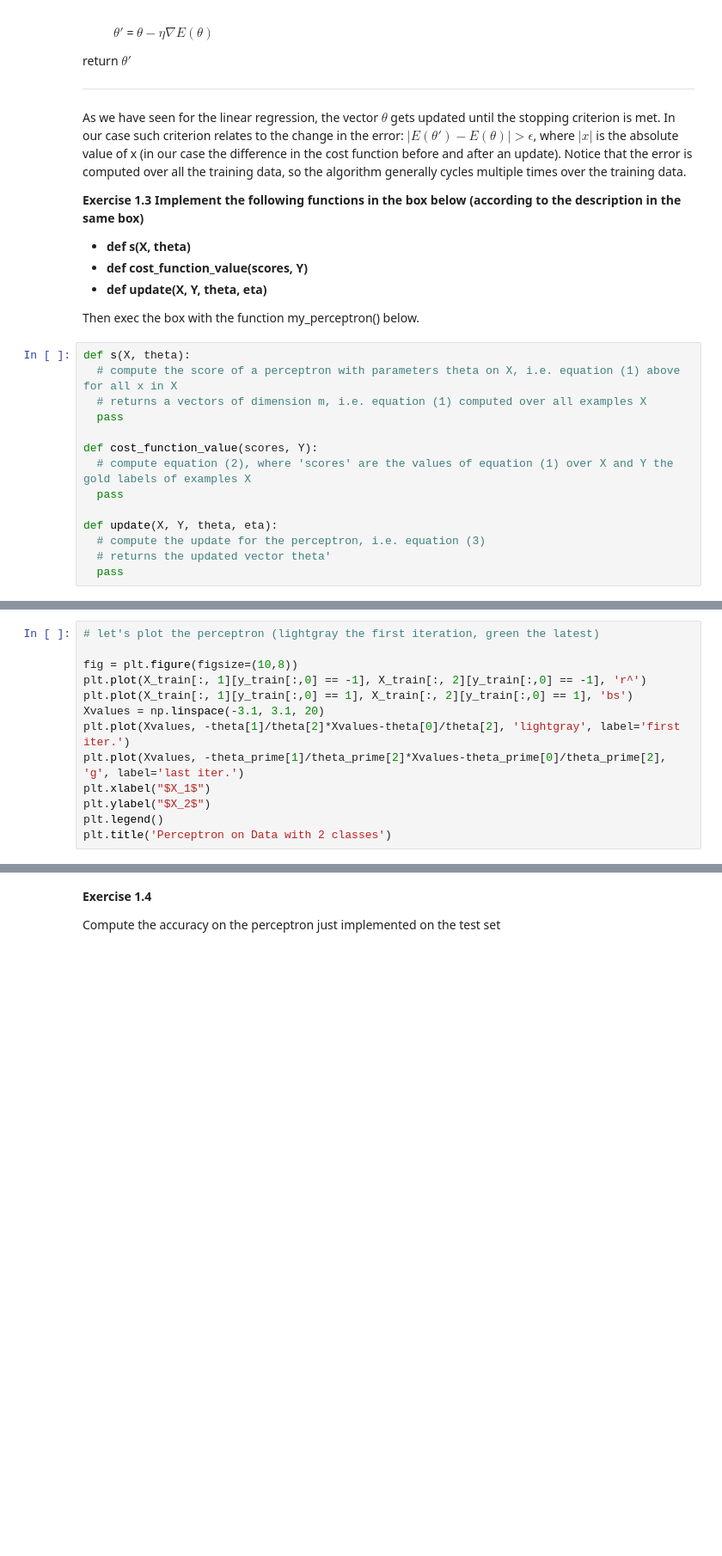
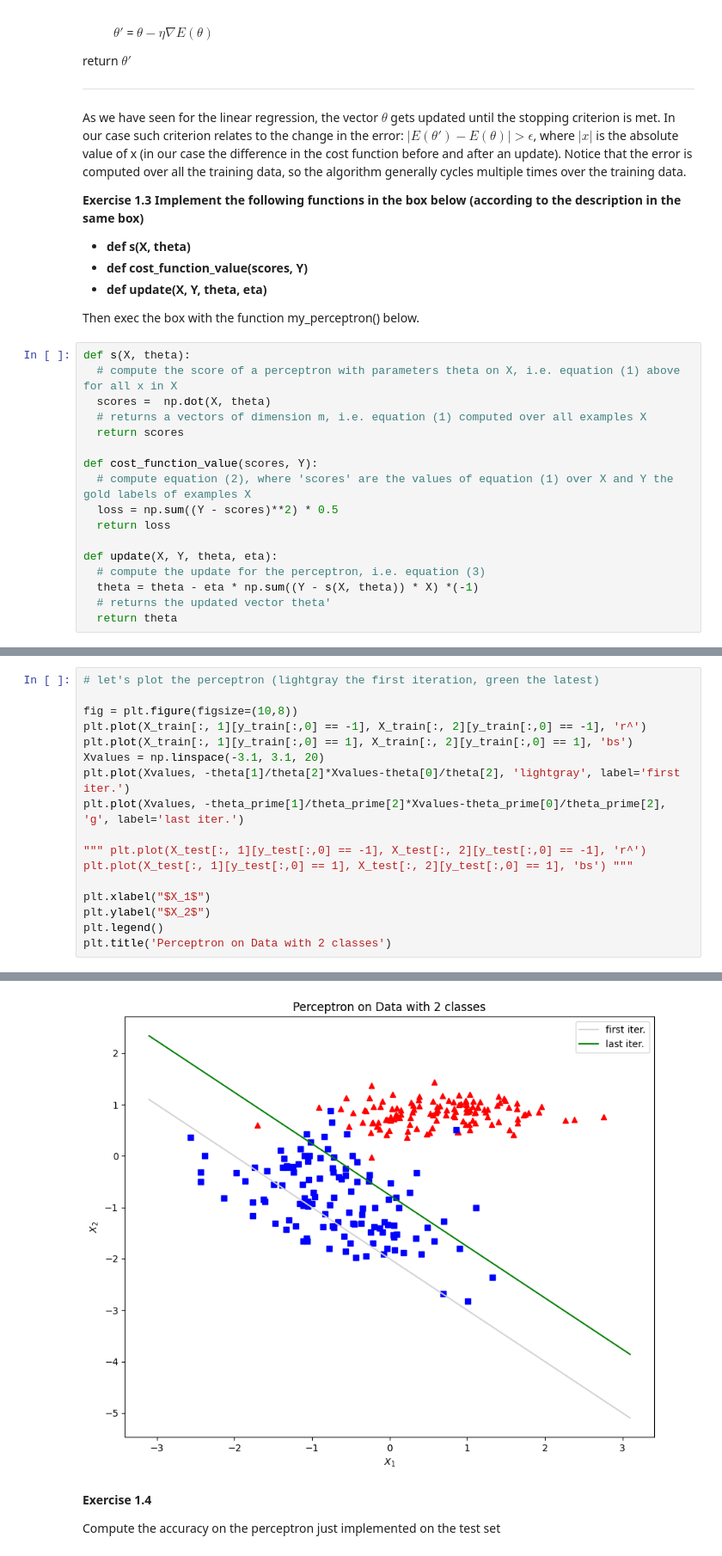
Before and after one commit to uh2000/ML, a Jupyter notebook: exam_homework_perceptron.ipynb, the cells around one changed output, grey strips where cells are left out. Shown: that part at 86% size. Drawn from its saved outputs; the diff is of its cells as text; blank space fills up the shorter version.

```diff
--- a/exam_homework_perceptron.ipynb
+++ b/exam_homework_perceptron.ipynb
@@ -144,17 +141,20 @@ Then exec the box with the function my_perceptron() below.
 # %%
 def s(X, theta):
   # compute the score of a perceptron with parameters theta on X, i.e. equation (1) above for all x in X
+  scores =  np.dot(X, theta)
   # returns a vectors of dimension m, i.e. equation (1) computed over all examples X
-  pass
+  return scores
 
 def cost_function_value(scores, Y):
   # compute equation (2), where 'scores' are the values of equation (1) over X and Y the gold labels of examples X
-  pass
+  loss = np.sum((Y - scores)**2) * 0.5
+  return loss
 
 def update(X, Y, theta, eta):
   # compute the update for the perceptron, i.e. equation (3)
+  theta = theta - eta * np.sum((Y - s(X, theta)) * X) *(-1)
   # returns the updated vector theta'
-  pass
+  return theta
 # %%
 def my_perceptron(X, Y, epsilon, theta, eta):
 
@@ -194,7 +198,12 @@ plt.plot(X_train[:, 1][y_train[:,0] == 1], X_train[:, 2][y_train[:,0] == 1], 'bs
 Xvalues = np.linspace(-3.1, 3.1, 20)
 plt.plot(Xvalues, -theta[1]/theta[2]*Xvalues-theta[0]/theta[2], 'lightgray', label='first iter.')
 plt.plot(Xvalues, -theta_prime[1]/theta_prime[2]*Xvalues-theta_prime[0]/theta_prime[2], 'g', label='last iter.')
+
+""" plt.plot(X_test[:, 1][y_test[:,0] == -1], X_test[:, 2][y_test[:,0] == -1], 'r^')
+plt.plot(X_test[:, 1][y_test[:,0] == 1], X_test[:, 2][y_test[:,0] == 1], 'bs') """
+
 plt.xlabel("$X_1$")
 plt.ylabel("$X_2$")
 plt.legend()
 plt.title('Perceptron on Data with 2 classes')
+# %% [output]
@@ -201,3 +211,4 @@ plt.title('Perceptron on Data with 2 classes')
+[figure, added]
 # %% [markdown]
 **Exercise 1.4**
 
```
Also changed, not shown: parts of 9 cells of this notebook.
